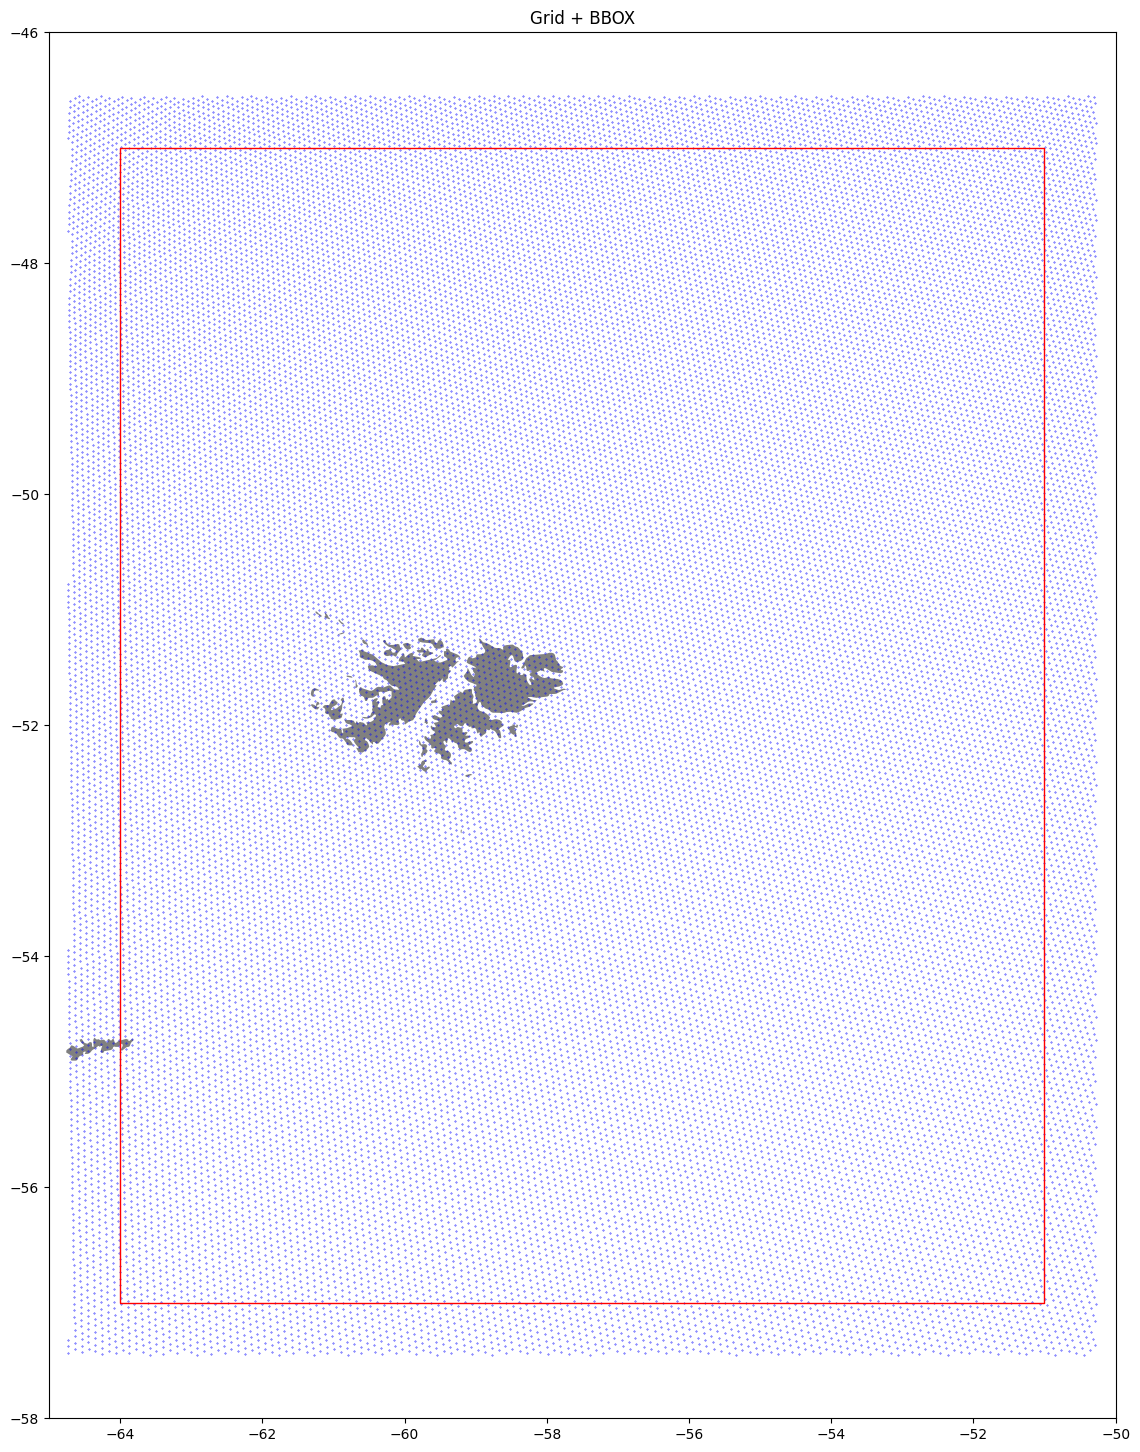
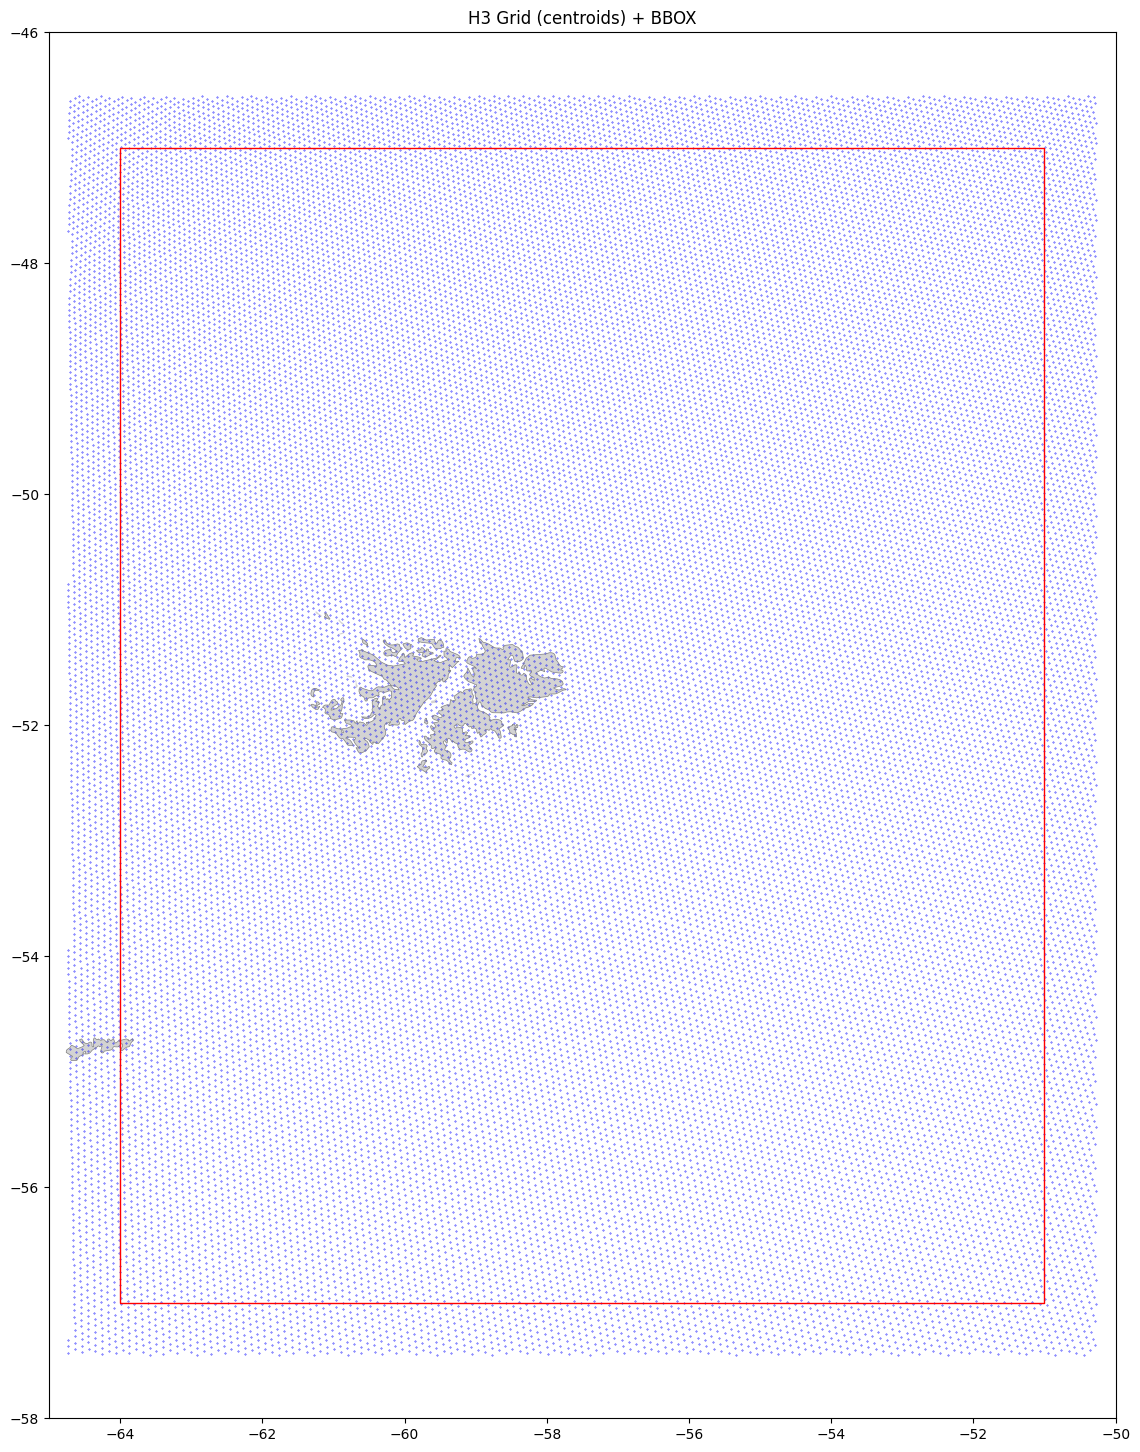
Code edit (unified diff) that turned the first committed figure into the second:
--- before
+++ after
@@ -1,8 +1,6 @@
-# Cell 12
+# Cell 12 (refined)
 
-# https://www.naturalearthdata.com/downloads/
-
-import geopandas as gpd
-from shapely.geometry import Point, box
+# import geopandas as gpd
+# from shapely.geometry import Point, box
 
 # --- Grid --------------------------------------------------------------------
@@ -26,5 +24,5 @@
 bbox_gdf = gpd.GeoDataFrame(geometry=[bbox_poly], crs="EPSG:4326")
 
-# --- Plot extent (bbox + margin) ---------------------------------------------
+# --- Extent for clipping -----------------------------------------------------
 
 margin = 1
@@ -37,16 +35,21 @@
 extent_gdf = gpd.GeoDataFrame(geometry=[extent_poly], crs="EPSG:4326")
 
-# --- Land (clip to extent) ---------------------------------------------------
+# --- Load reference layers ---------------------------------------------------
 
-land_path = PROJECT_ROOT / "data/reference/ne_10m_land/ne_10m_land.shp"
-land = gpd.read_file(land_path)
+land = gpd.read_file(PROJECT_ROOT / run_cfg["references"]["land"])
+coast = gpd.read_file(PROJECT_ROOT / run_cfg["references"]["coastline"])
 
+# Clip to extent
 land = gpd.clip(land, extent_gdf)
+coast = gpd.clip(coast, extent_gdf)
 
 # --- Plot --------------------------------------------------------------------
 
-ax = land.plot(color="grey", edgecolor="none", figsize=(18, 18))
+ax = land.plot(color="lightgrey", edgecolor="none", figsize=(18, 18))
+
+coast.plot(ax=ax, color="grey", linewidth=0.5)
 
 gdf.plot(ax=ax, markersize=0.1, color="blue")
+
 bbox_gdf.boundary.plot(ax=ax, edgecolor="red", linewidth=1)
 
@@ -54,3 +57,4 @@
 ax.set_ylim(ymin - margin, ymax + margin)
 
-ax.set_title("Grid + BBOX")
+ax.set_title("H3 Grid (centroids) + BBOX")
+# ax.set_aspect("equal")

Commit: 00_pipeline_execution